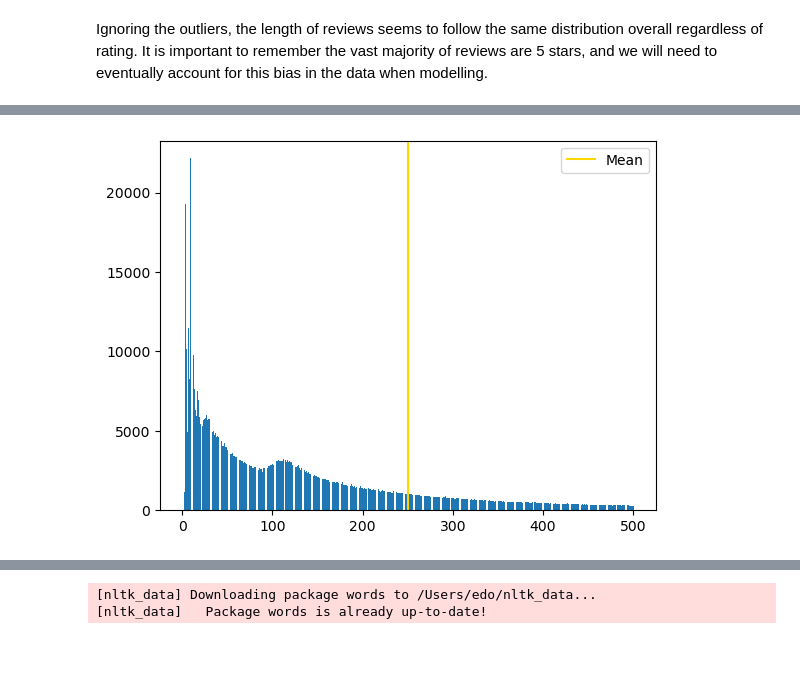
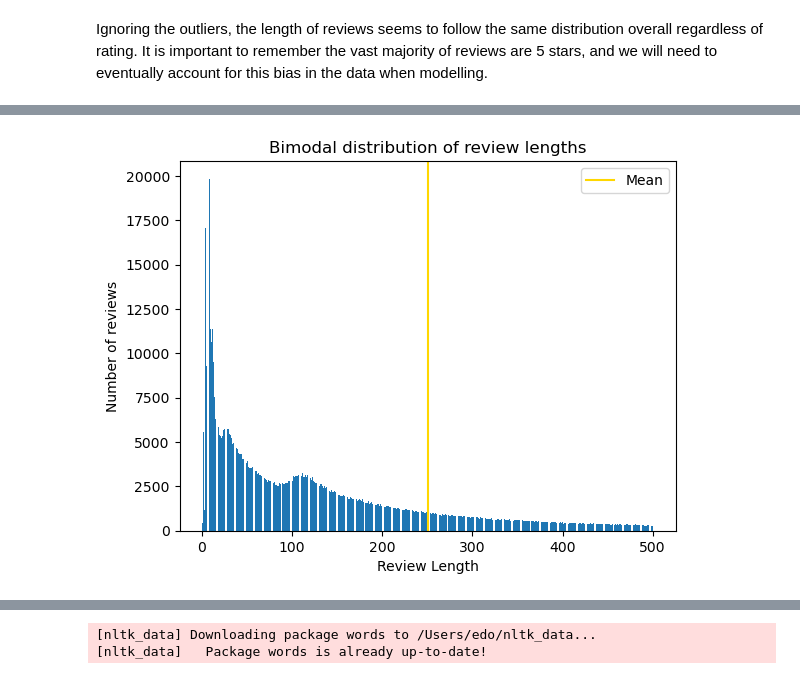
Before and after one commit to 0smee/nlp-capstone, a Jupyter notebook: notebooks/first_explore.ipynb, the cells around one changed output, grey strips where cells are left out. Cells and saved outputs as stored; diff of their text form; code cells hidden in the pictures; blank space fills up the shorter version.

```diff
--- a/notebooks/first_explore.ipynb
+++ b/notebooks/first_explore.ipynb
@@ -1,18 +0,0 @@
-# %%
-import pandas as pd
-import numpy as np
-import gzip
-import json
-import matplotlib.pyplot as plt
-def parse(path):
-    g = gzip.open(path, 'rb')
-    for l in g:
-        yield json.loads(l)  # Using json.loads instead of eval()
-
-def getDF(path):
-    i = 0
-    df = {}
-    for d in parse(path):
-        df[i] = d
-        i += 1
-    return pd.DataFrame.from_dict(df, orient='index')
@@ -134,14 +127,0 @@ Entires with no review won't be too helpful, so we can drop them.
-# %%
-def simplifyReviews(dataframe):
-    '''
-    assumes data from amazon reviews, outputs new dataframe with only verified reviews containing overall rating, review and summary
-
-    '''
-    out = dataframe.copy()
-    out = out[["overall", "verified", "reviewText", "summary"]]
-    out = out[out["verified"]==True]
-    out = out.drop("verified", axis=1)
-    out.info()
-    out = out.dropna()
-    out = out.drop_duplicates(ignore_index=True)
-    return out
@@ -355,9 +353,12 @@ l_values, l_counts = np.unique(short_car['length'], return_counts=True)
 # %%
 plt.figure()
 plt.bar(l_values, l_counts)
 plt.axvline(l_values.mean(), color='gold', label="Mean")
 
+plt.xlabel("Review Length")
+plt.ylabel("Number of reviews")
+plt.title("Bimodal distribution of review lengths")
 plt.legend()
 plt.show()
 # %% [output]
-[figure, old version]
+[figure, new version]
```
Also changed, not shown: parts of 57 cells of this notebook, 11 other files.
